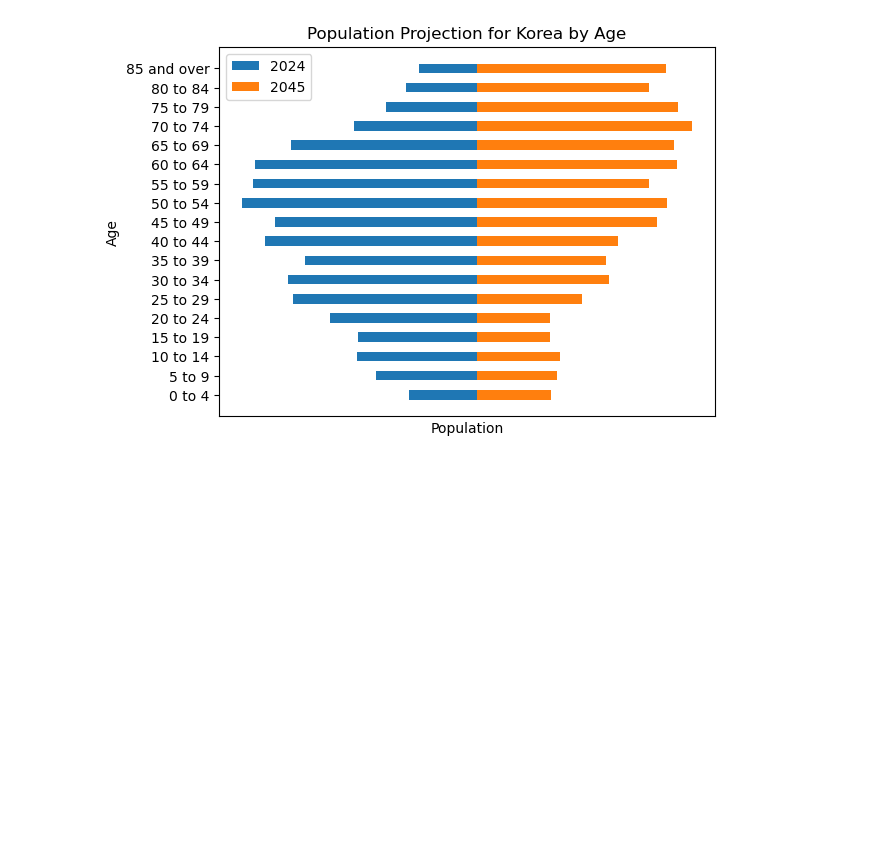
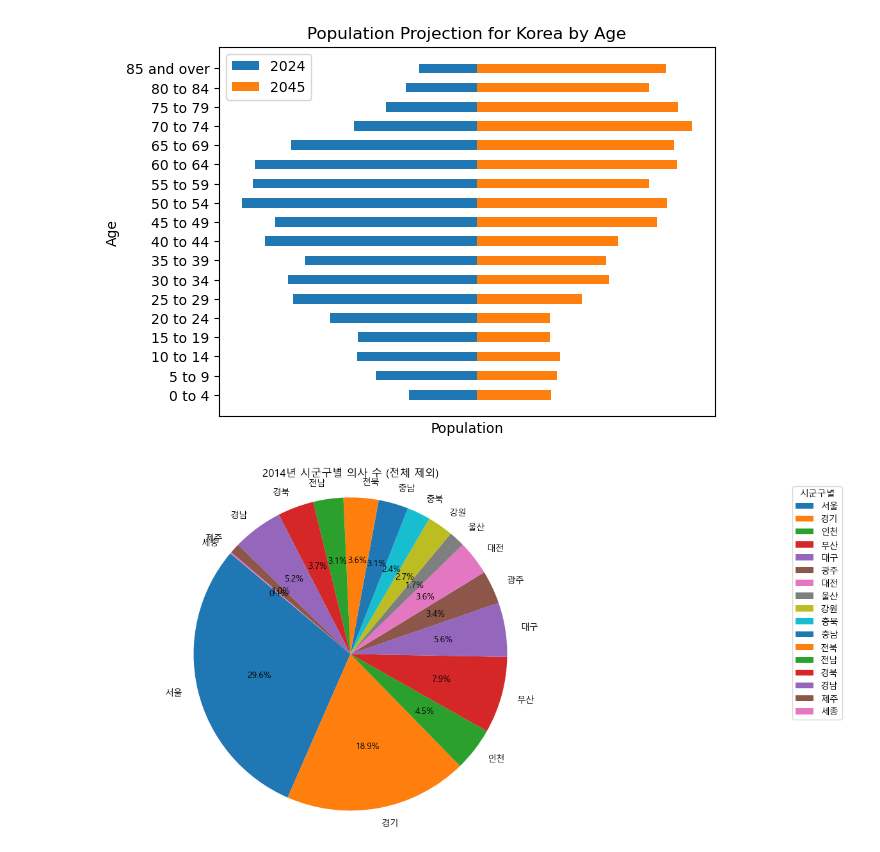
Before and after one commit to Grapefruitss/dataProject, a Jupyter notebook: 2nd_project_of_data_analysis.ipynb, the cells around one changed output. Drawn from its saved outputs; the diff is of its cells as text; code cells hidden in the pictures; blank space fills up the shorter version.

```diff
--- a/2nd_project_of_data_analysis.ipynb
+++ b/2nd_project_of_data_analysis.ipynb
@@ -215,3 +215,30 @@ ax.tick_params(axis='x', which='both', bottom=False, top=False, labelbottom=Fals
 plt.show()
 # %% [output]
 [figure]
+# %%
+import pandas as pd
+import matplotlib.pyplot as plt
+from matplotlib import font_manager, rc
+
+# 한글 폰트 설정
+font_path = "C:/Windows/Fonts/malgun.ttf"  # 한글 폰트 파일 경로에 따라 변경
+font_name = font_manager.FontProperties(fname=font_path).get_name()
+rc('font', family=font_name)
+
+# CSV 파일 읽기
+df = pd.read_csv('./datas/최근 10개년 시군구별 의사수.csv')
+df = df[df['시군구별'] != '전체']
+
+# 2014년과 2023년 데이터 선택
+data_2014 = df['2014']
+data_2023 = df['2023']
+
+# 2014년 데이터로 파이 차트 그리기
+plt.figure(figsize=(10, 7))
+plt.pie(data_2014, labels=df['시군구별'], autopct='%1.1f%%', startangle=140)
+plt.title('2014년 시군구별 의사 수 (전체 제외)')
+plt.axis('equal')  # 동그란 파이 차트를 위해
+plt.legend(df['시군구별'], title="시군구별", loc="best", bbox_to_anchor=(1, 0, 0.5, 1))
+plt.show()
+# %% [output]
+[figure, added]
```
Also changed, not shown: parts of 1 cell of this notebook, 2 other files.
